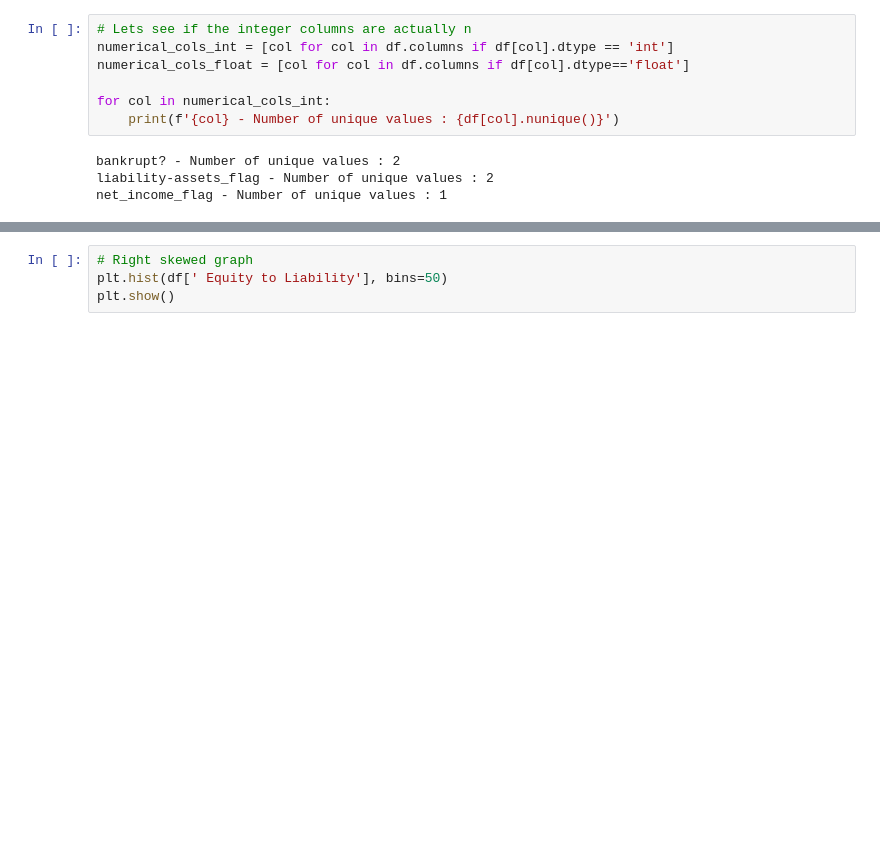
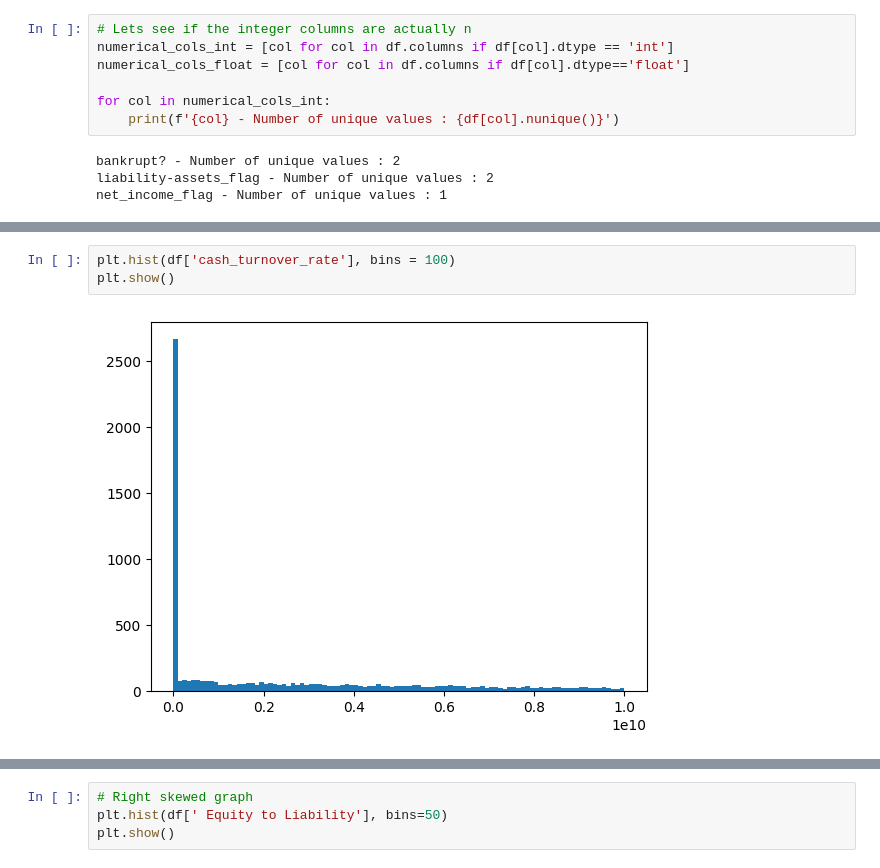
Before and after one commit to suchirmm/predictive_ml_, a Jupyter notebook: company_failure_prediction.ipynb, the cells around one changed output, grey strips where cells are left out. Cells and saved outputs as stored; diff of their text form; blank space fills up the shorter version.

```diff
--- a/company_failure_prediction.ipynb
+++ b/company_failure_prediction.ipynb
@@ -116,0 +239,5 @@ net_income_flag - Number of unique values : 1
+# %%
+plt.hist(df['cash_turnover_rate'], bins = 100)
+plt.show()
+# %% [output]
+[figure, added]
```
Also changed, not shown: parts of 14 cells of this notebook.
